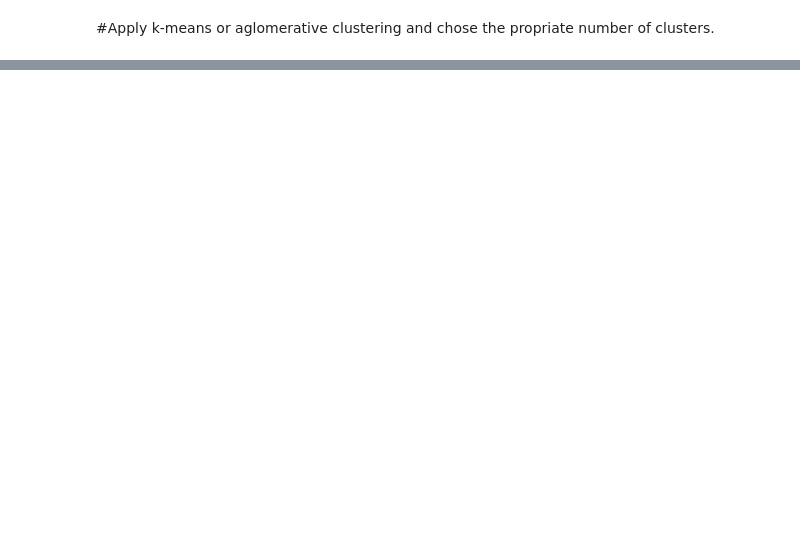
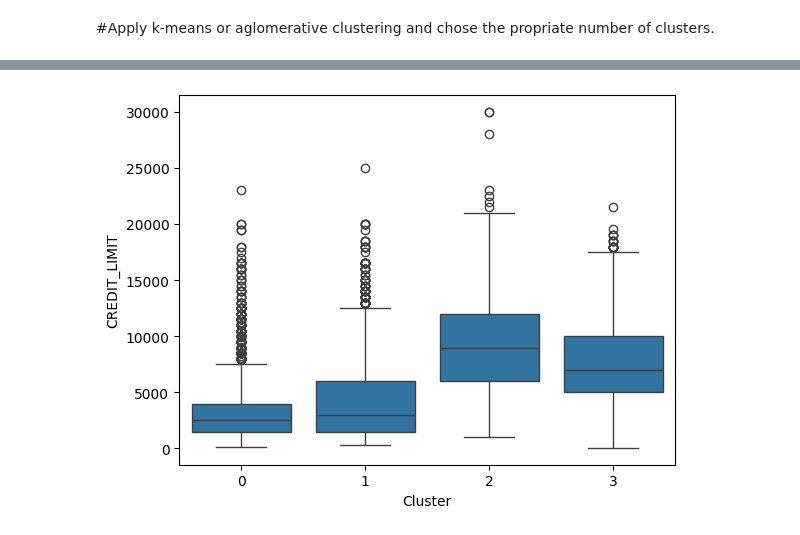
Before and after one commit to TotalChaosRexinator/School, a Jupyter notebook: FML_Hands_on_Clustering_Credit_Cards.ipynb, the cells around one changed output, grey strips where cells are left out. Cells and saved outputs as stored; diff of their text form; code cells hidden in the pictures; blank space fills up the shorter version.

```diff
--- a/FML_Hands_on_Clustering_Credit_Cards.ipynb
+++ b/FML_Hands_on_Clustering_Credit_Cards.ipynb
@@ -175,0 +257,5 @@ df.describe()
+# %%
+sns.boxplot(x='Cluster', y='CREDIT_LIMIT', data=df)
+plt.show()
+# %% [output]
+[figure, added]
```
Also changed, not shown: parts of 6 cells of this notebook.
